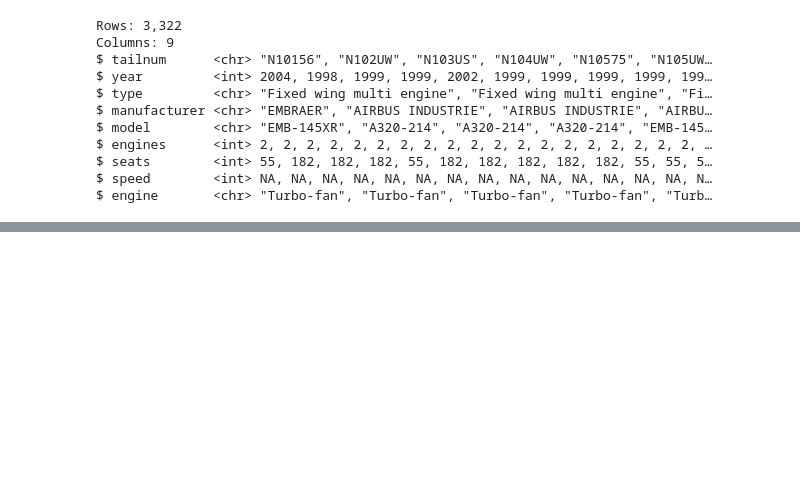
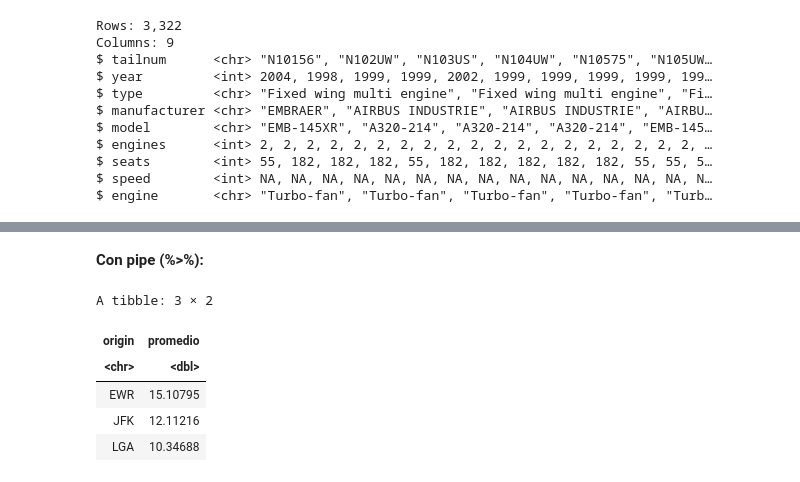
Before and after one commit to ednavivianasegura/ERAP_Curso_R, a Jupyter notebook: ERAP_R_Course.ipynb, the cells around one changed output, grey strips where cells are left out. Drawn from its saved outputs; the diff is of its cells as text; code cells hidden in the pictures; blank space fills up the shorter version.

```diff
--- a/ERAP_R_Course.ipynb
+++ b/ERAP_R_Course.ipynb
@@ -275,0 +356,13 @@ $ engine       <chr> "Turbo-fan", "Turbo-fan", "Turbo-fan", "Turbo-fan", "Turb
+# %% [markdown]
+**Con pipe (%>%):**
+# %%
+flights %>%
+  group_by(origin) %>%
+  summarise(promedio = mean(dep_delay, na.rm = TRUE))
+# %% [output]
+A tibble: 3 × 2
+| origin | promedio |
+| <chr> | <dbl> |
+| EWR | 15.10795 |
+| JFK | 12.11216 |
+| LGA | 10.34688 |
```
Also changed, not shown: parts of 17 cells of this notebook.
